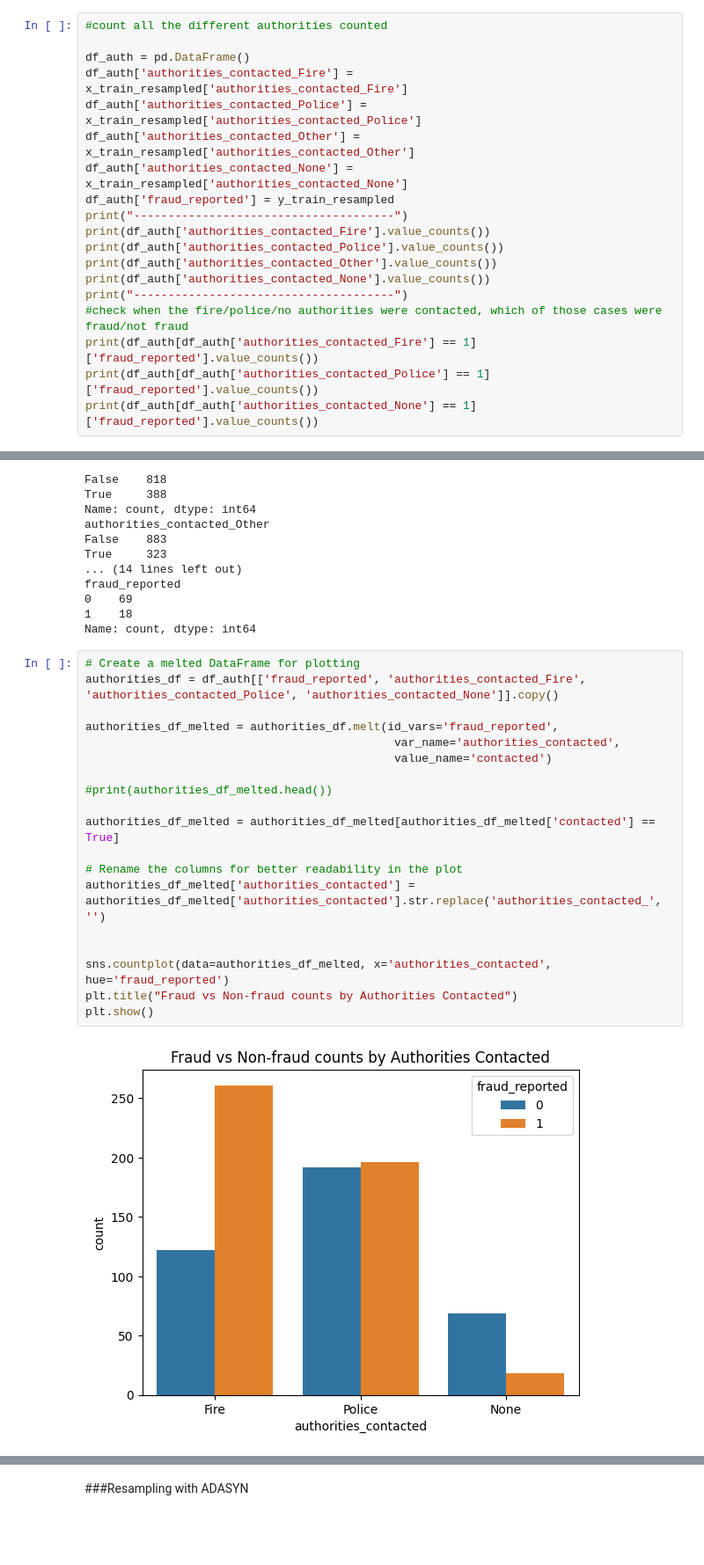
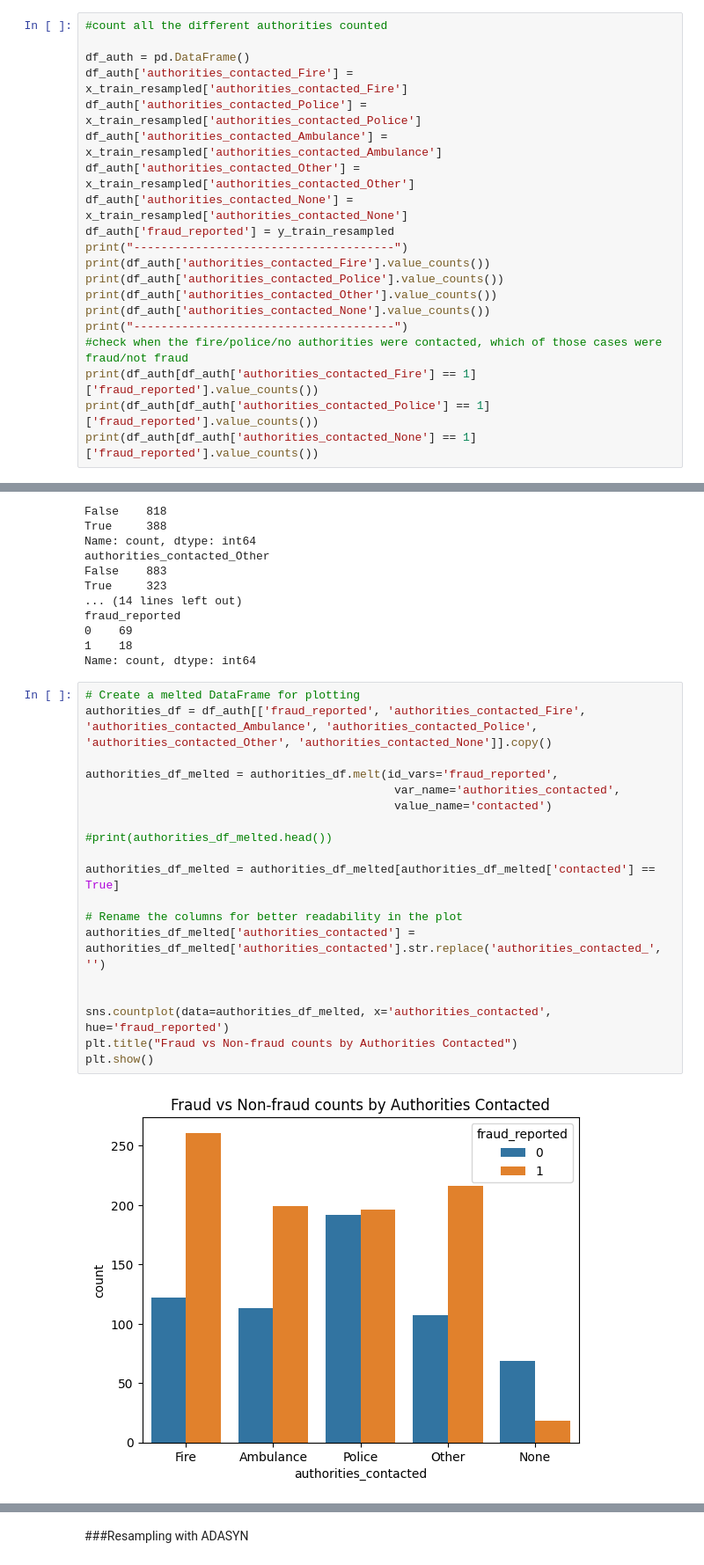
Before and after one commit to dths8/DSA4263_Vehicle-Insurance-Fraud-Detection, a Jupyter notebook: data/data_preprocessing.ipynb, the cells around one changed output, grey strips where cells are left out. Shown at 88% size. Drawn from its saved outputs; the diff is of its cells as text; blank space fills up the shorter version.

```diff
--- a/data/data_preprocessing.ipynb
+++ b/data/data_preprocessing.ipynb
@@ -594,6 +595,7 @@ Name: proportion, dtype: float64
 df_auth = pd.DataFrame()
 df_auth['authorities_contacted_Fire'] = x_train_resampled['authorities_contacted_Fire']
 df_auth['authorities_contacted_Police'] = x_train_resampled['authorities_contacted_Police']
+df_auth['authorities_contacted_Ambulance'] = x_train_resampled['authorities_contacted_Ambulance']
 df_auth['authorities_contacted_Other'] = x_train_resampled['authorities_contacted_Other']
 df_auth['authorities_contacted_None'] = x_train_resampled['authorities_contacted_None']
 df_auth['fraud_reported'] = y_train_resampled
@@ -627,24 +629,24 @@ fraud_reported
 Name: count, dtype: int64
 # %%
 # Create a melted DataFrame for plotting
-authorities_df = df_auth[['fraud_reported', 'authorities_contacted_Fire', 'authorities_contacted_Police', 'authorities_contacted_None']].copy()
+authorities_df = df_auth[['fraud_reported', 'authorities_contacted_Fire', 'authorities_contacted_Ambulance', 'authorities_contacted_Police', 'authorities_contacted_Other', 'authorities_contacted_None']].copy()
 
 authorities_df_melted = authorities_df.melt(id_vars='fraud_reported',
                                              var_name='authorities_contacted',
                                              value_name='contacted')
 
 #print(authorities_df_melted.head())
 
 authorities_df_melted = authorities_df_melted[authorities_df_melted['contacted'] == True]
 
 # Rename the columns for better readability in the plot
 authorities_df_melted['authorities_contacted'] = authorities_df_melted['authorities_contacted'].str.replace('authorities_contacted_', '')
 
 
 sns.countplot(data=authorities_df_melted, x='authorities_contacted', hue='fraud_reported')
 plt.title("Fraud vs Non-fraud counts by Authorities Contacted")
 plt.show()
 # %% [output]
-[figure, old version]
+[figure, new version]
 # %%
 #plot distribution curves for months_as_customer by fraud status
```
Also changed, not shown: parts of 22 cells of this notebook, 6 other files.
